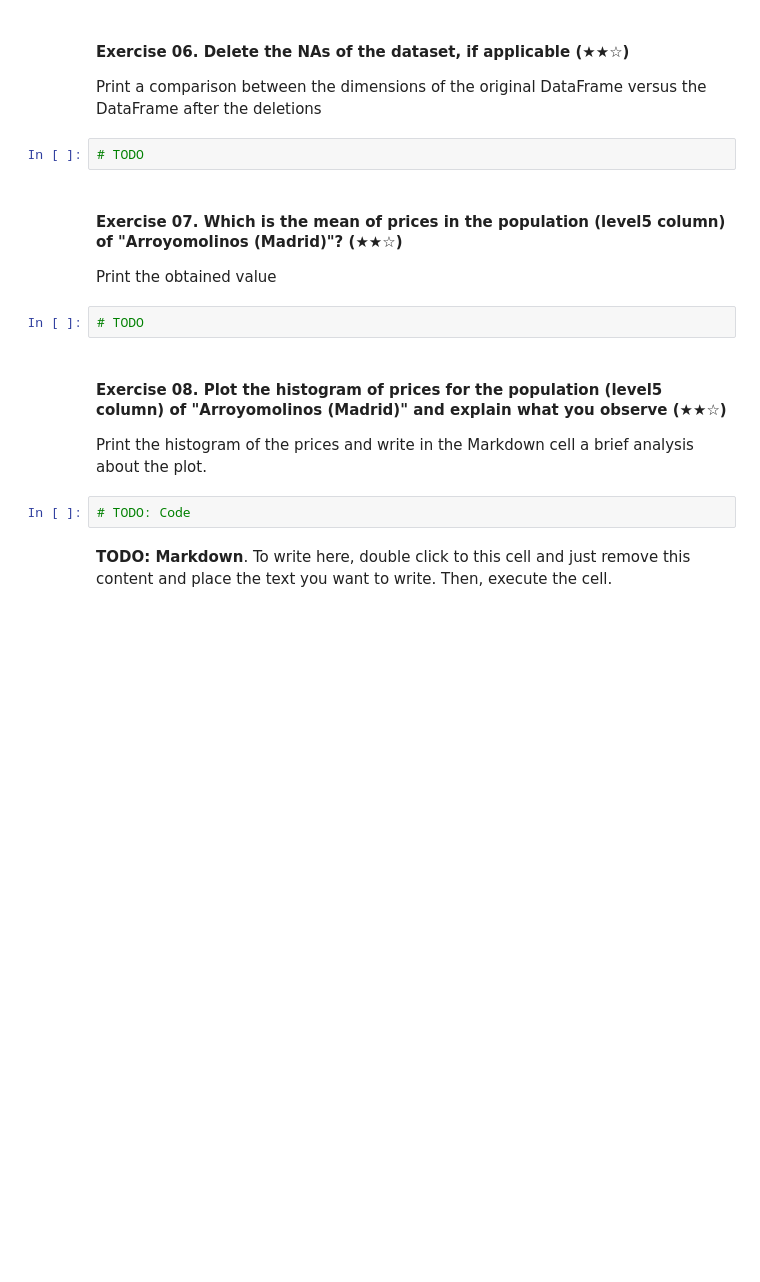
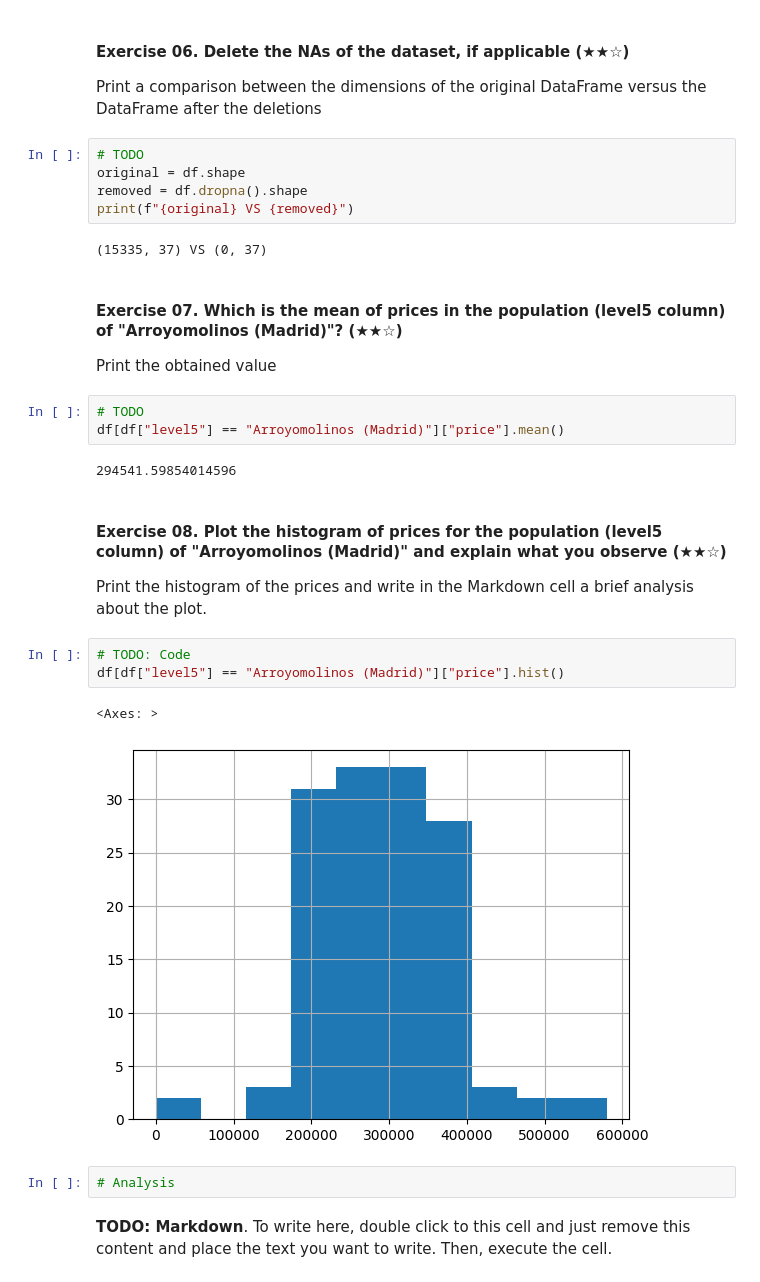
Before and after one commit to OleMater/realestate-datacleanup-exercise, a Jupyter notebook: project.ipynb, the cells around one changed output. Cells and saved outputs as stored; diff of their text form; blank space fills up the shorter version.

```diff
--- a/project.ipynb
+++ b/project.ipynb
@@ -91,18 +100,32 @@ Print a boolean value (`true` or `fase`) followed by the rows/cols that contains
 Print a comparison between the dimensions of the original DataFrame versus the DataFrame after the deletions
 # %%
 # TODO
+original = df.shape
+removed = df.dropna().shape
+print(f"{original} VS {removed}")
+# %% [output]
+(15335, 37) VS (0, 37)
 # %% [markdown]
 #### Exercise 07. Which is the mean of prices in the population (level5 column) of "Arroyomolinos (Madrid)"? (★★☆)
 
 Print the obtained value
 # %%
 # TODO
+df[df["level5"] == "Arroyomolinos (Madrid)"]["price"].mean()
+# %% [output]
+294541.59854014596
 # %% [markdown]
 #### Exercise 08. Plot the histogram of prices for the population (level5 column) of "Arroyomolinos (Madrid)" and explain what you observe (★★☆)
 
 Print the histogram of the prices and write in the Markdown cell a brief analysis about the plot.
 # %%
 # TODO: Code
+df[df["level5"] == "Arroyomolinos (Madrid)"]["price"].hist()
+# %% [output]
+<Axes: >
+[figure, added]
+# %%
+# Analysis
 # %% [markdown]
 **TODO: Markdown**. To write here, double click to this cell and just remove this content and place the text you want to write. Then, execute the cell.
 # %% [markdown]
```
Also changed, not shown: parts of 12 cells of this notebook.
